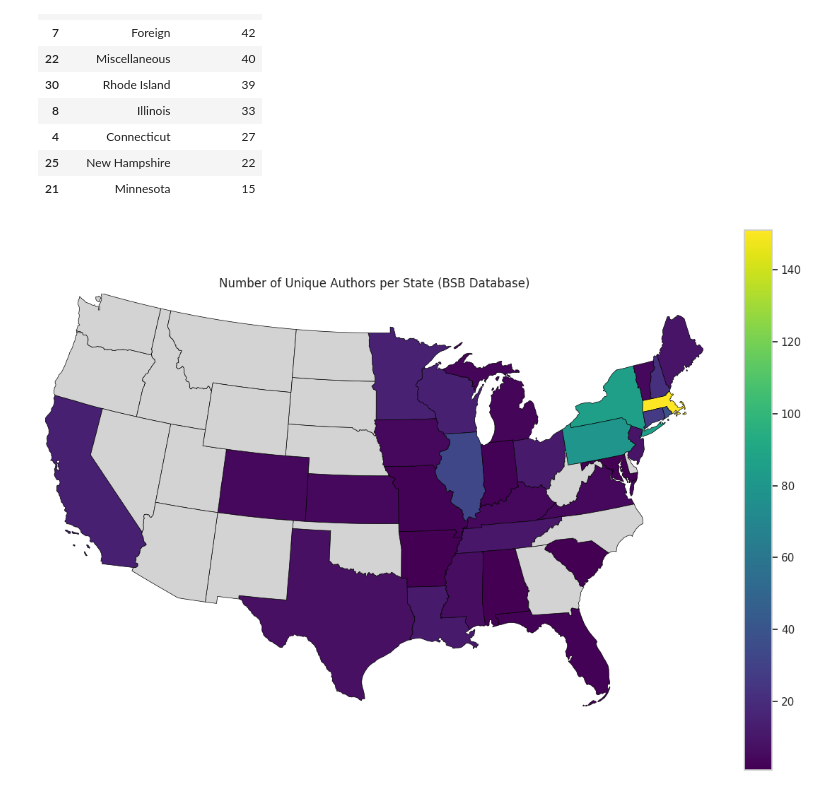
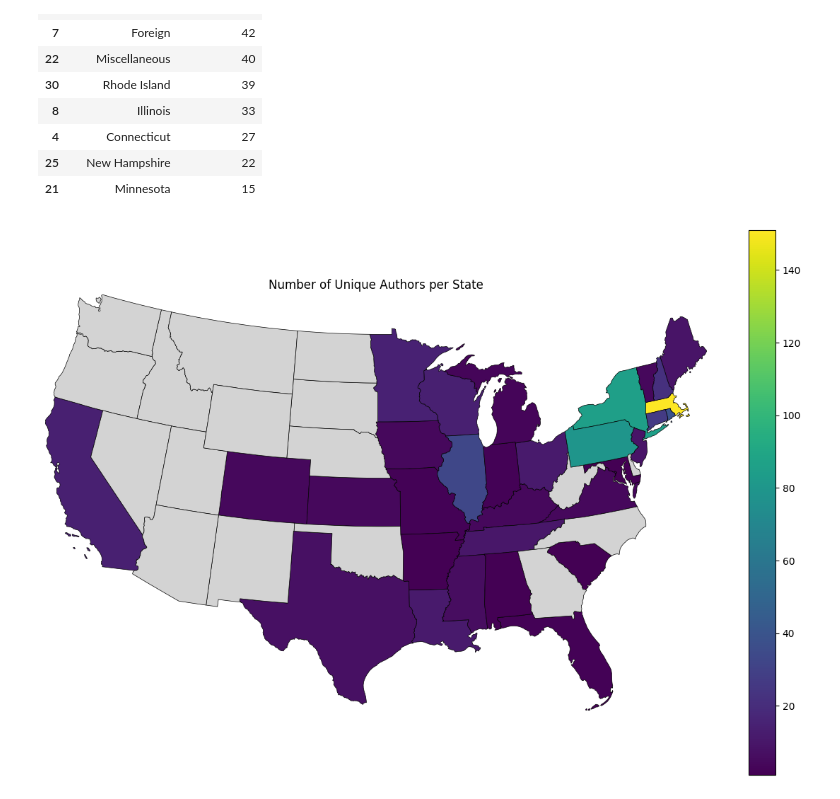
Before and after one commit to akjieettt/dri-beautiful-sisterhood-of-books, a Jupyter notebook: DRIBeautifulSisterhoodOfBooks.ipynb, the cells around one changed output. Cells and saved outputs as stored; diff of their text form; code cells hidden in the pictures.

```diff
--- a/DRIBeautifulSisterhoodOfBooks.ipynb
+++ b/DRIBeautifulSisterhoodOfBooks.ipynb
@@ -106,35 +106,35 @@ states = states[~states["STUSPS"].isin(["PR", "VI", "GU", "MP", "AS"])].copy()
 
 # Merge by full state name
 merged = states.merge(counts, left_on="NAME", right_on="Contributing State", how="left")
 
 # Project + drop AK/HI for nicer scaling
 merged = merged.to_crs("EPSG:5070")
 map_df = merged[~merged["NAME"].isin(["Alaska", "Hawaii"])].copy()
 
 # Plot
 fig, ax = plt.subplots(figsize=(12, 8))
 
 map_df.plot(
     column="author_count",
     ax=ax,
     legend=True,
     cmap="viridis",
     edgecolor="black",
     linewidth=0.5,
     missing_kwds={"color": "lightgray", "label": "No data"},
 )
 
 # Zoom to bounds so the map fills the figure
 xmin, ymin, xmax, ymax = map_df.total_bounds
 ax.set_xlim(xmin, xmax)
 ax.set_ylim(ymin, ymax)
 
-ax.set_title("Number of Unique Authors per State (BSB Database)")
+ax.set_title("Number of Unique Authors per State")
 ax.axis("off")
 plt.tight_layout()
 plt.show()
 # %% [output]
-[figure, old version]
+[figure, new version]
 # %%
 # Prepare data
 genre_counts = (
```
Also changed, not shown: parts of 2 cells of this notebook.
